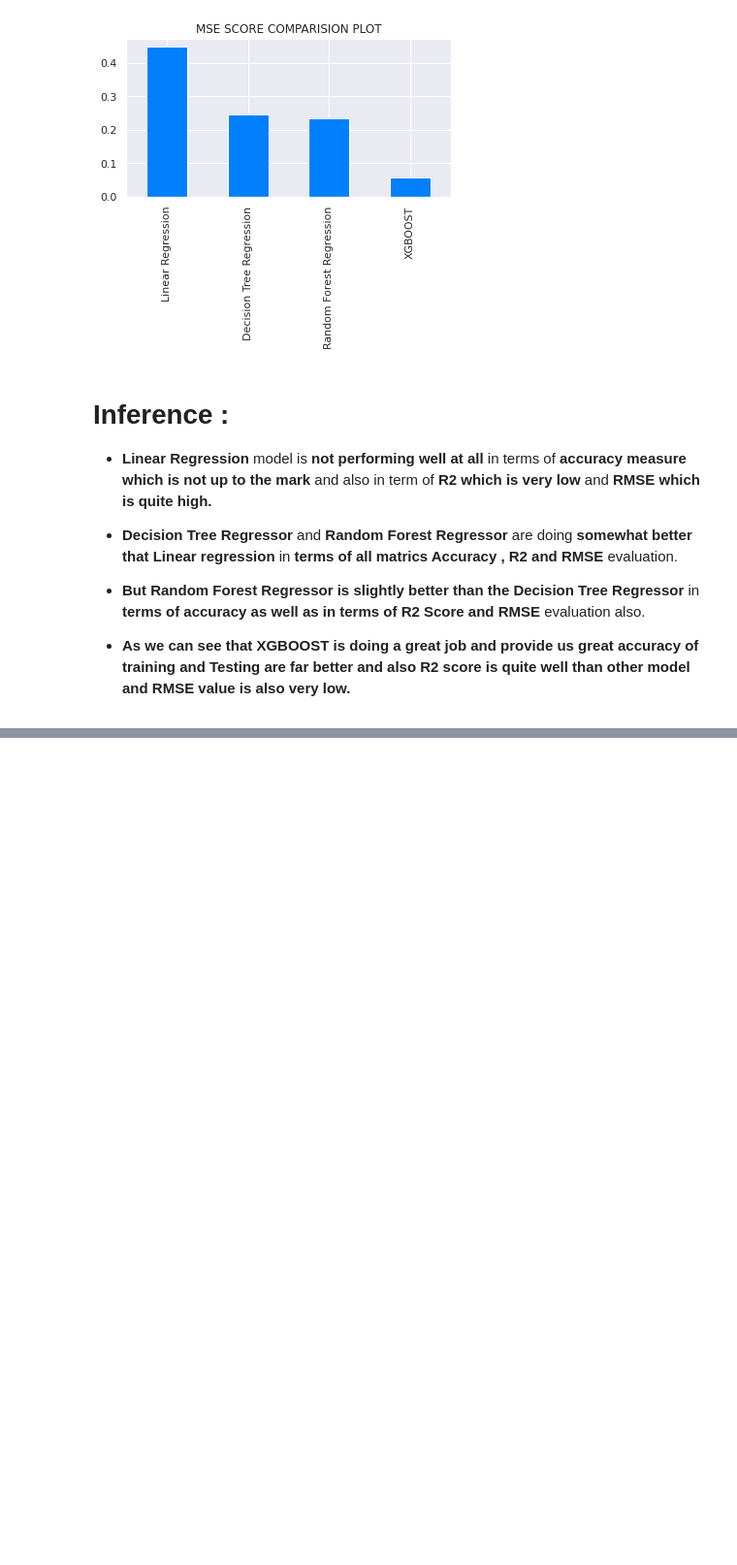
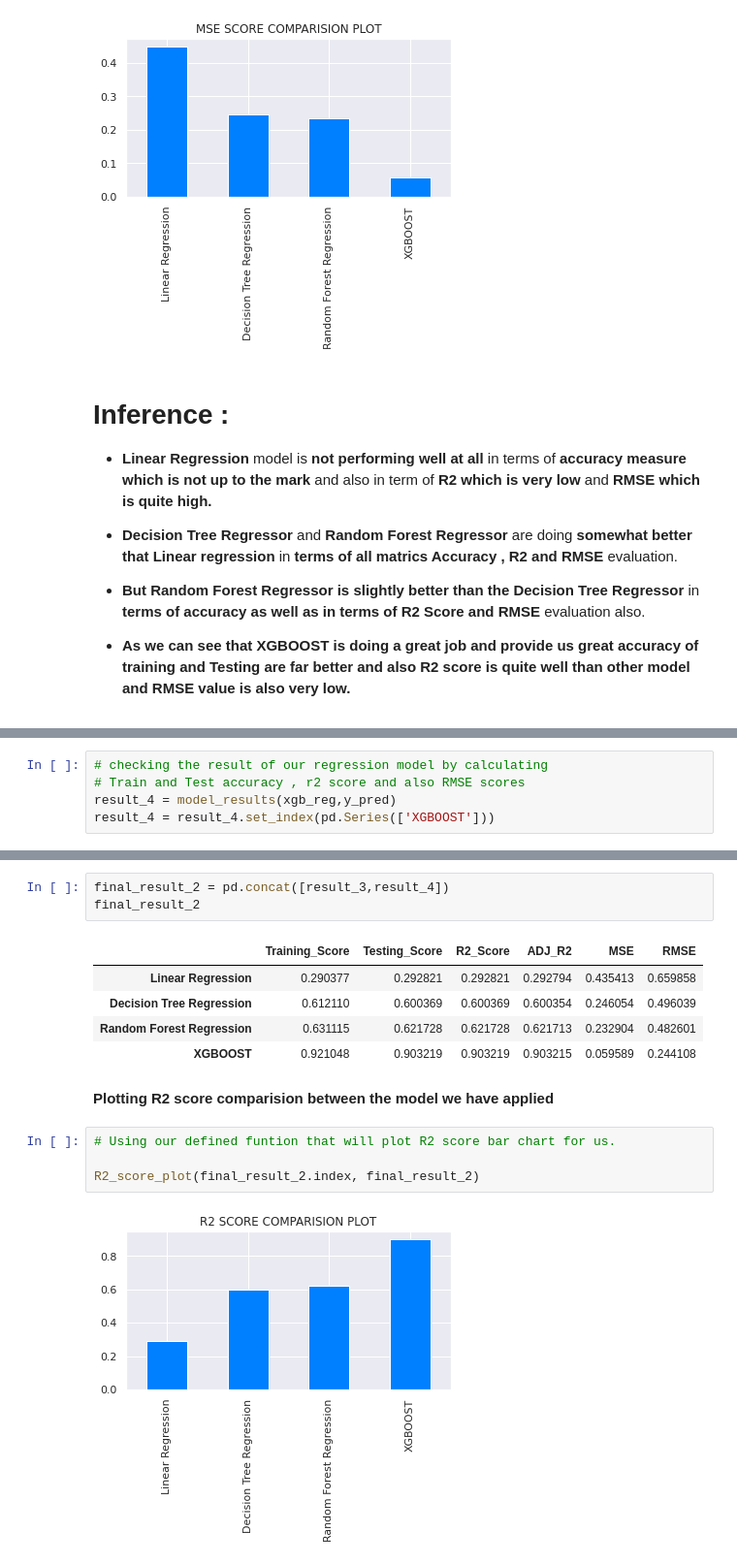
Before and after one commit to dsankush/NYC-Taxi-Trip-Time-Prediction, a Jupyter notebook: NYC_Taxi_Trip_Time_Prediction_Capstone_Project.ipynb, the cells around one changed output, grey strips where cells are left out. Shown at 97% size. Drawn from its saved outputs; the diff is of its cells as text; blank space fills up the shorter version.

```diff
--- a/NYC_Taxi_Trip_Time_Prediction_Capstone_Project.ipynb
+++ b/NYC_Taxi_Trip_Time_Prediction_Capstone_Project.ipynb
@@ -1755,0 +1827,5 @@ MSE_score_plot(total_result_1.index, total_result_1)
+# %%
+# checking the result of our regression model by calculating
+# Train and Test accuracy , r2 score and also RMSE scores
+result_4 = model_results(xgb_reg,y_pred)
+result_4 = result_4.set_index(pd.Series(['XGBOOST']))
@@ -1755,0 +1838,17 @@ MSE_score_plot(total_result_1.index, total_result_1)
+# %%
+final_result_2 = pd.concat([result_3,result_4])
+final_result_2
+# %% [output]
+|  | Training_Score | Testing_Score | R2_Score | ADJ_R2 | MSE | RMSE |
+| Linear Regression | 0.290377 | 0.292821 | 0.292821 | 0.292794 | 0.435413 | 0.659858 |
+| Decision Tree Regression | 0.612110 | 0.600369 | 0.600369 | 0.600354 | 0.246054 | 0.496039 |
+| Random Forest Regression | 0.631115 | 0.621728 | 0.621728 | 0.621713 | 0.232904 | 0.482601 |
+| XGBOOST | 0.921048 | 0.903219 | 0.903219 | 0.903215 | 0.059589 | 0.244108 |
+# %% [markdown]
+**Plotting R2 score comparision between the model we have applied**
+# %%
+# Using our defined funtion that will plot R2 score bar chart for us.
+
+R2_score_plot(final_result_2.index, final_result_2)
+# %% [output]
+[figure, added]
```
Also changed, not shown: parts of 19 cells of this notebook.
